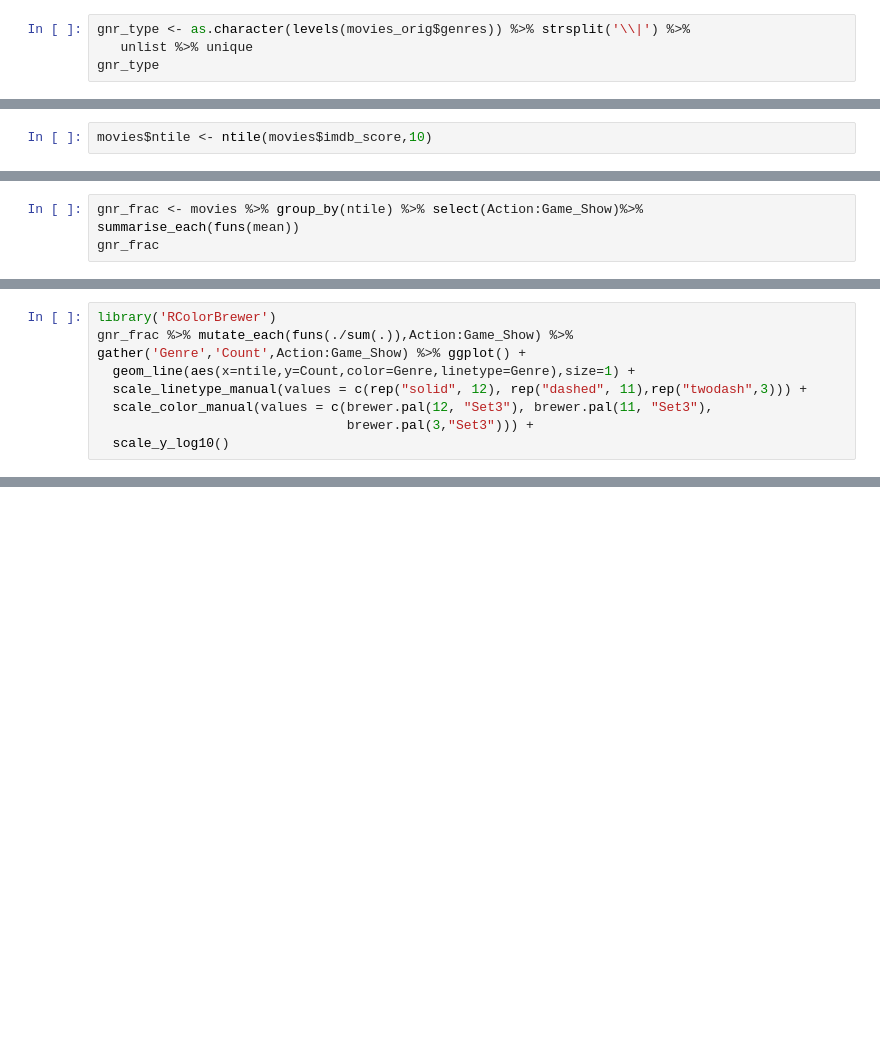
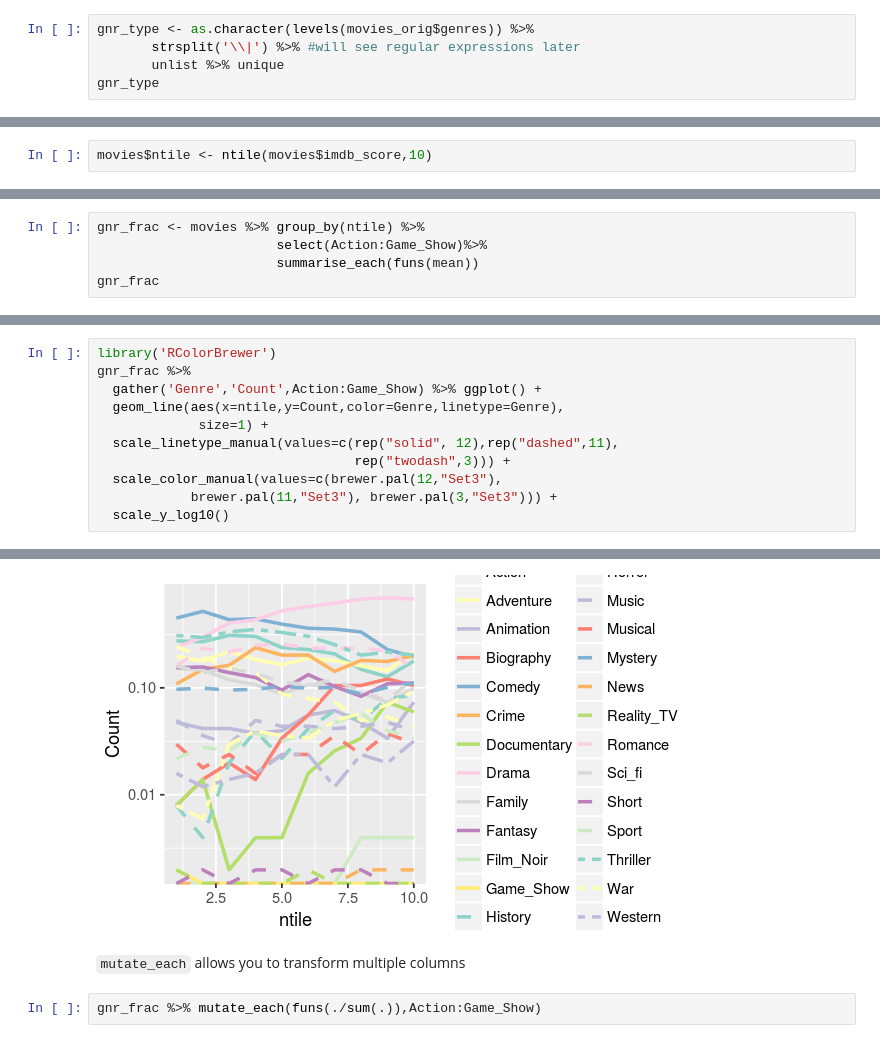
Before and after one commit to varao/varao.github.io, a Jupyter notebook: stat598z_fall17/lect14.ipynb, the cells around one changed output, grey strips where cells are left out. Saved outputs shown, nothing was run; the diff lists cells and outputs as text; blank space fills up the shorter version.

```diff
--- a/stat598z_fall17/lect14.ipynb
+++ b/stat598z_fall17/lect14.ipynb
@@ -241,6 +258,7 @@ Things are actually a bit more complicated:
 # %%
 levels(movies$genres)
 # %%
-gnr_type <- as.character(levels(movies_orig$genres)) %>% strsplit('\\|') %>%
-   unlist %>% unique
+gnr_type <- as.character(levels(movies_orig$genres)) %>%
+       strsplit('\\|') %>% #will see regular expressions later
+       unlist %>% unique
 gnr_type
@@ -267,3 +333,5 @@ movies$ntile <- ntile(movies$imdb_score,10)
 # %%
-gnr_frac <- movies %>% group_by(ntile) %>% select(Action:Game_Show)%>% summarise_each(funs(mean))
+gnr_frac <- movies %>% group_by(ntile) %>%
+                       select(Action:Game_Show)%>%
+                       summarise_each(funs(mean))
 gnr_frac
@@ -270,8 +351,12 @@ gnr_frac
 # %%
 library('RColorBrewer')
-gnr_frac %>% mutate_each(funs(./sum(.)),Action:Game_Show) %>% gather('Genre','Count',Action:Game_Show) %>% ggplot() +
-  geom_line(aes(x=ntile,y=Count,color=Genre,linetype=Genre),size=1) +
-  scale_linetype_manual(values = c(rep("solid", 12), rep("dashed", 11),rep("twodash",3))) +
-  scale_color_manual(values = c(brewer.pal(12, "Set3"), brewer.pal(11, "Set3"),
-                                brewer.pal(3,"Set3"))) +
+gnr_frac %>%
+  gather('Genre','Count',Action:Game_Show) %>% ggplot() +
+  geom_line(aes(x=ntile,y=Count,color=Genre,linetype=Genre),
+             size=1) +
+  scale_linetype_manual(values=c(rep("solid", 12),rep("dashed",11),
+                                 rep("twodash",3))) +
+  scale_color_manual(values=c(brewer.pal(12,"Set3"),
+            brewer.pal(11,"Set3"), brewer.pal(3,"Set3"))) +
   scale_y_log10()
+# %% [output]
@@ -277,0 +365,5 @@ gnr_frac %>% mutate_each(funs(./sum(.)),Action:Game_Show) %>% gather('Genre','Co
+[figure, added]
+# %% [markdown]
+`mutate_each` allows you to transform multiple columns
+# %%
+gnr_frac %>% mutate_each(funs(./sum(.)),Action:Game_Show)
```
Also changed, not shown: parts of 46 cells of this notebook, 2 other files.
